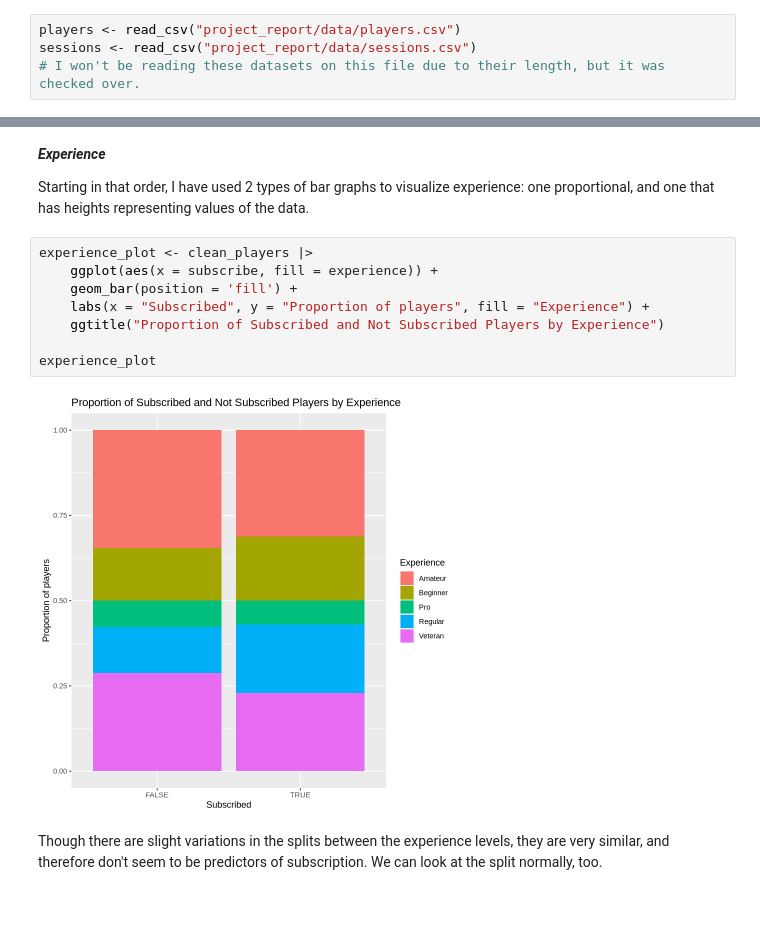
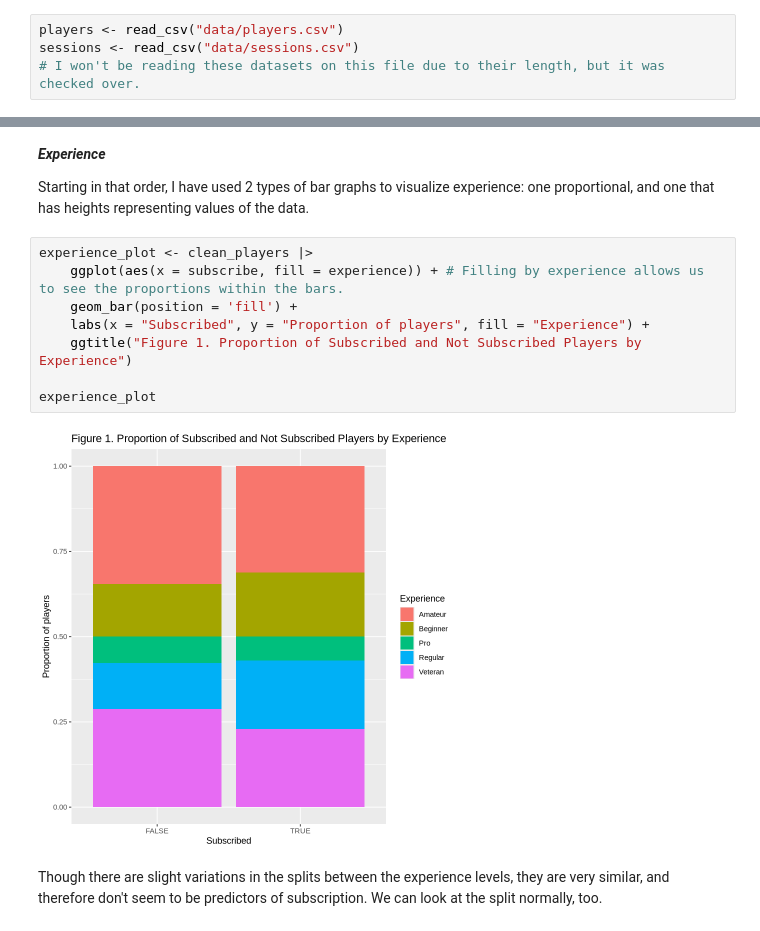
Before and after one commit to vshao01/project_report, a Jupyter notebook: minecraft_research.ipynb, the cells around one changed output, grey strips where cells are left out. Drawn from its saved outputs; the diff is of its cells as text.

```diff
--- a/minecraft_research.ipynb
+++ b/minecraft_research.ipynb
@@ -41,8 +52,8 @@ library(tidyverse)
 # %% [markdown]
 To work with the data, importing it is the first step.
 # %%
-players <- read_csv("project_report/data/players.csv")
-sessions <- read_csv("project_report/data/sessions.csv")
+players <- read_csv("data/players.csv")
+sessions <- read_csv("data/sessions.csv")
 # I won't be reading these datasets on this file due to their length, but it was checked over.
 # %% [output]
 Rows: 196 Columns: 7
@@ -141,14 +152,14 @@ The first thing that should be visualized are the variables on their own. `exper
 Starting in that order, I have used 2 types of bar graphs to visualize experience: one proportional, and one that has heights representing values of the data.
 # %%
 experience_plot <- clean_players |>
-    ggplot(aes(x = subscribe, fill = experience)) +
+    ggplot(aes(x = subscribe, fill = experience)) + # Filling by experience allows us to see the proportions within the bars.
     geom_bar(position = 'fill') +
     labs(x = "Subscribed", y = "Proportion of players", fill = "Experience") +
-    ggtitle("Proportion of Subscribed and Not Subscribed Players by Experience")
+    ggtitle("Figure 1. Proportion of Subscribed and Not Subscribed Players by Experience")
 
 experience_plot
 # %% [output]
-[figure, old version]
+[figure, new version]
 # %% [markdown]
 Though there are slight variations in the splits between the experience levels, they are very similar, and therefore don't seem to be predictors of subscription. We can look at the split normally, too.
 # %%
```
Also changed, not shown: parts of 15 cells of this notebook.
